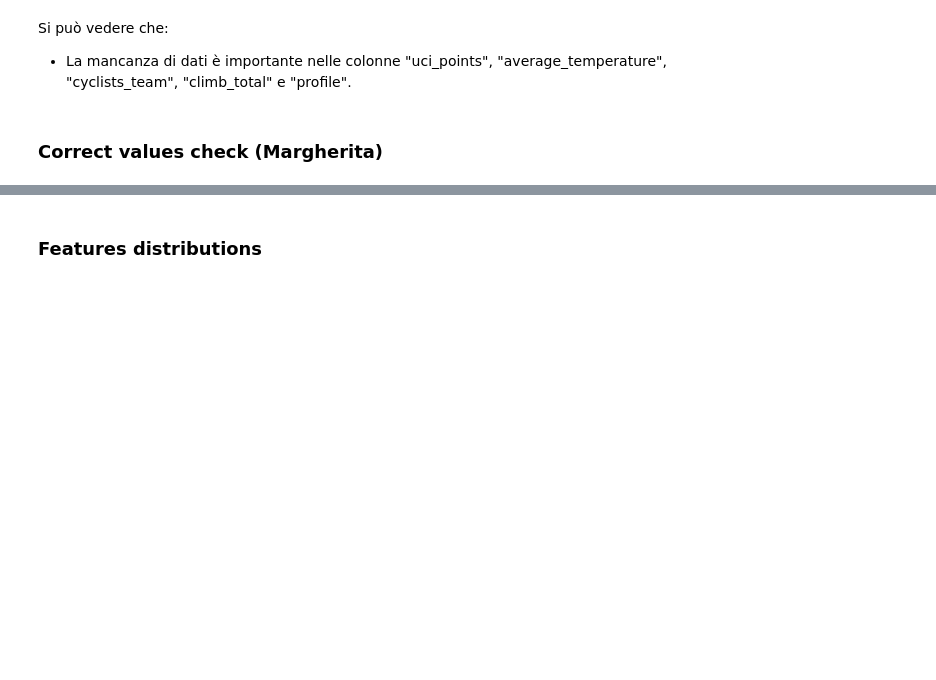
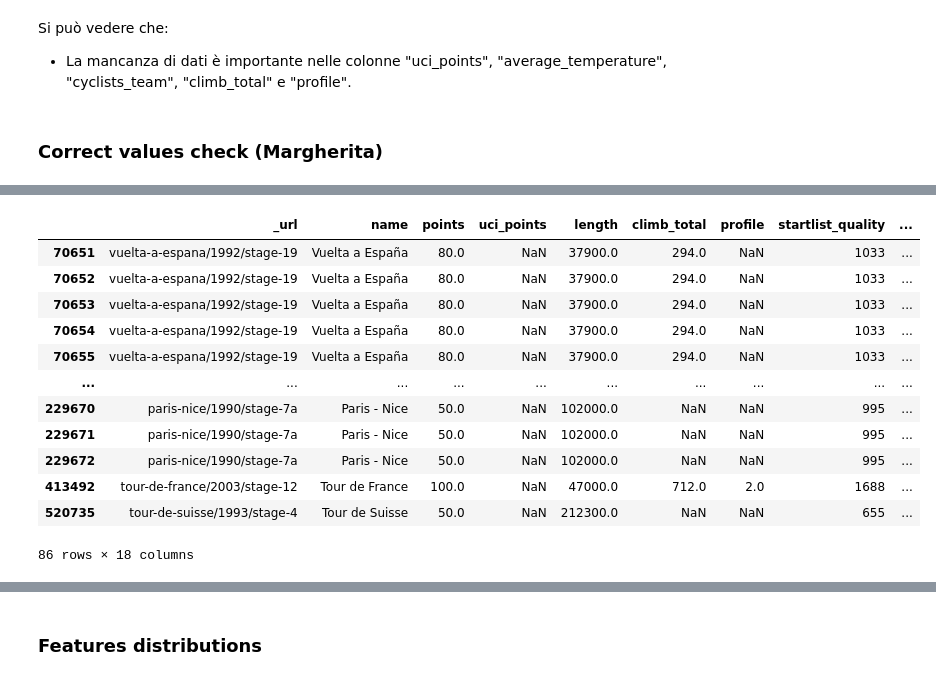
Before and after one commit to lesi-nedo/dm_project24_group_11, a Jupyter notebook: Main.ipynb, the cells around one changed output, grey strips where cells are left out. Cells and saved outputs as stored; diff of their text form; code cells hidden in the pictures; blank space fills up the shorter version.

```diff
--- a/Main.ipynb
+++ b/Main.ipynb
@@ -161,0 +317,19 @@ Si può vedere che:
+# %%
+DatasetRace[DatasetRace["delta"] < 0]
+#controllando su google Tour de France 2003 leonardo bertagnolli squalificato
+#Vuelta a España 1992 guido bontempi arrivato 62° anche se il dataset indica position=14
+#Tour de Suisse 1993 marco saligari ha vinto ma delta = -106.0
+# %% [output]
+|  | _url | name | points | uci_points | length | climb_total | profile | startlist_quality | ... |
+| 70651 | vuelta-a-espana/1992/stage-19 | Vuelta a España | 80.0 | NaN | 37900.0 | 294.0 | NaN | 1033 | ... |
+| 70652 | vuelta-a-espana/1992/stage-19 | Vuelta a España | 80.0 | NaN | 37900.0 | 294.0 | NaN | 1033 | ... |
+| 70653 | vuelta-a-espana/1992/stage-19 | Vuelta a España | 80.0 | NaN | 37900.0 | 294.0 | NaN | 1033 | ... |
+| 70654 | vuelta-a-espana/1992/stage-19 | Vuelta a España | 80.0 | NaN | 37900.0 | 294.0 | NaN | 1033 | ... |
+| 70655 | vuelta-a-espana/1992/stage-19 | Vuelta a España | 80.0 | NaN | 37900.0 | 294.0 | NaN | 1033 | ... |
+| ... | ... | ... | ... | ... | ... | ... | ... | ... | ... |
+| 229670 | paris-nice/1990/stage-7a | Paris - Nice | 50.0 | NaN | 102000.0 | NaN | NaN | 995 | ... |
+| 229671 | paris-nice/1990/stage-7a | Paris - Nice | 50.0 | NaN | 102000.0 | NaN | NaN | 995 | ... |
+| 229672 | paris-nice/1990/stage-7a | Paris - Nice | 50.0 | NaN | 102000.0 | NaN | NaN | 995 | ... |
+| 413492 | tour-de-france/2003/stage-12 | Tour de France | 100.0 | NaN | 47000.0 | 712.0 | 2.0 | 1688 | ... |
+| 520735 | tour-de-suisse/1993/stage-4 | Tour de Suisse | 50.0 | NaN | 212300.0 | NaN | NaN | 655 | ... |
+86 rows × 18 columns
```
Also changed, not shown: parts of 22 cells of this notebook.
